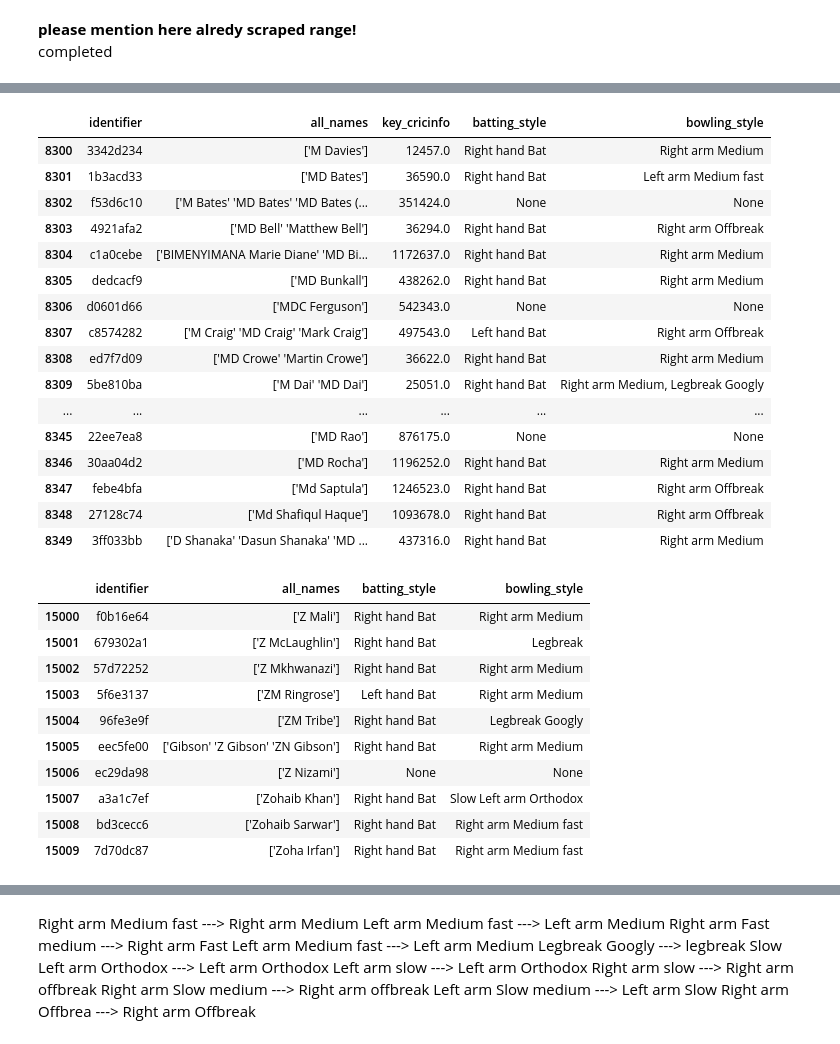
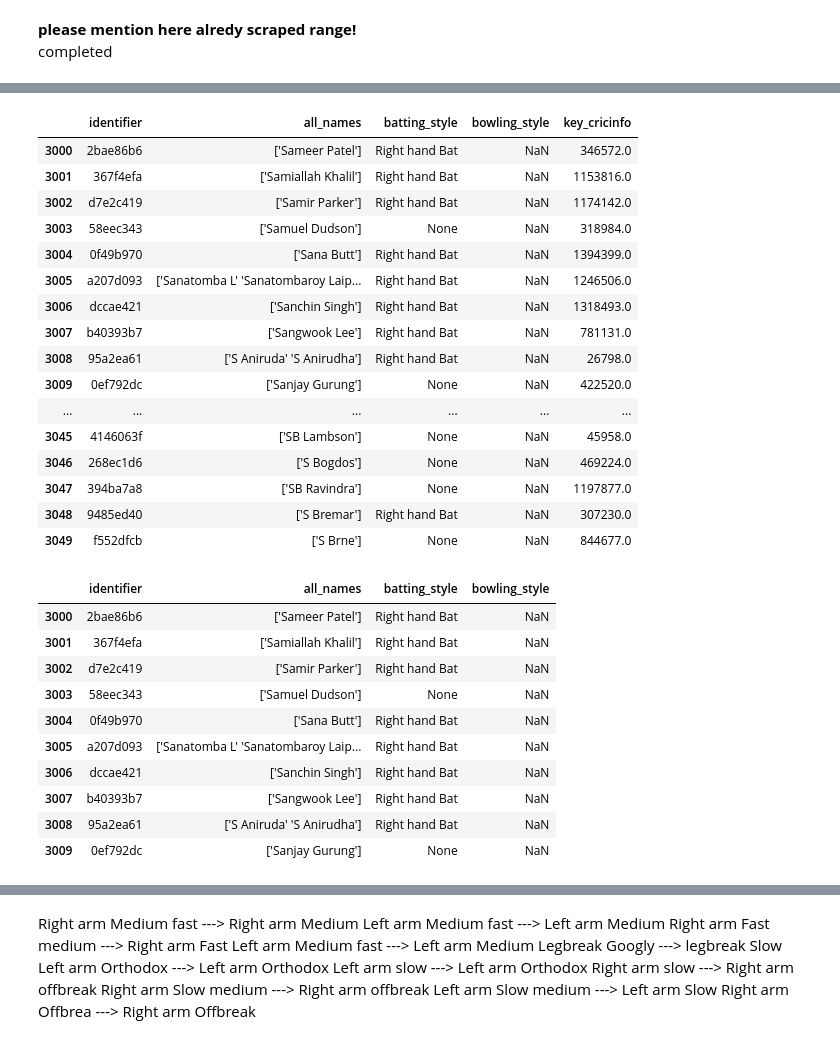
Before and after one commit to 19Kaumini/e19-co544-cricket-analytics-and-prediction, a Jupyter notebook: Scraper/scraper.ipynb, the cells around one changed output, grey strips where cells are left out. Drawn from its saved outputs; the diff is of its cells as text; code cells hidden in the pictures.

Commit message:
Update Player types

```diff
--- a/Scraper/scraper.ipynb
+++ b/Scraper/scraper.ipynb
@@ -259,14 +259,22 @@ class Player:
             response.raise_for_status()  # Raise exception for non-200 status codes
             self.soup = BeautifulSoup(response.content, 'html.parser')
 
+
         try:
             self.batting_style = self.soup.find(text="Batting Style").parent.parent.find_all("p")[1].text
+        except (AttributeError, TypeError):
+            self.batting_style = None
+
+        try:
             self.bowling_style = self.soup.find(text="Bowling Style").parent.parent.find_all("p")[1].text
         except (AttributeError, TypeError):
-            self.batting_style = None
             self.bowling_style = None
 # %%
 import pandas as pd
-df = pd.read_csv('supportive_csv_files/combined_names_with_id.csv')
+df = pd.read_csv('scraper_outputs/couldnt_find.csv')
+df2 = pd.read_csv('supportive_csv_files/combined_names_with_id.csv')
+
+df['key_cricinfo'] = df['identifier'].map(df2.set_index('identifier')['key_cricinfo'])
+
 df.head(20)
 # %% [output]
@@ -292,7 +300,7 @@ df.head(20)
 completed
 # %%
 # For each player in df, create a PlayerURL object and fetch player type and add to df as new columns
-df_with_types = df.iloc[8300:8400, ].copy()
+df_with_types = df.iloc[3000:3807, ].copy()
 
 # Using multithreading to speed up the process
 from concurrent.futures import ThreadPoolExecutor
@@ -314,23 +338,23 @@ No Valid URL Found for PlayerURL(key_cricinfo=914573.0, all_names=['Mehmood Khar
 # %%
 df_with_types.head(50)
 # %% [output]
-|  | identifier | all_names | key_cricinfo | batting_style | bowling_style |
-| 8300 | 3342d234 | ['M Davies'] | 12457.0 | Right hand Bat | Right arm Medium |
-| 8301 | 1b3acd33 | ['MD Bates'] | 36590.0 | Right hand Bat | Left arm Medium fast |
-| 8302 | f53d6c10 | ['M Bates' 'MD Bates' 'MD Bates (... | 351424.0 | None | None |
-| 8303 | 4921afa2 | ['MD Bell' 'Matthew Bell'] | 36294.0 | Right hand Bat | Right arm Offbreak |
-| 8304 | c1a0cebe | ['BIMENYIMANA Marie Diane' 'MD Bi... | 1172637.0 | Right hand Bat | Right arm Medium |
-| 8305 | dedcacf9 | ['MD Bunkall'] | 438262.0 | Right hand Bat | Right arm Medium |
-| 8306 | d0601d66 | ['MDC Ferguson'] | 542343.0 | None | None |
-| 8307 | c8574282 | ['M Craig' 'MD Craig' 'Mark Craig'] | 497543.0 | Left hand Bat | Right arm Offbreak |
-| 8308 | ed7f7d09 | ['MD Crowe' 'Martin Crowe'] | 36622.0 | Right hand Bat | Right arm Medium |
-| 8309 | 5be810ba | ['M Dai' 'MD Dai'] | 25051.0 | Right hand Bat | Right arm Medium, Legbreak Googly |
+|  | identifier | all_names | batting_style | bowling_style | key_cricinfo |
+| 3000 | 2bae86b6 | ['Sameer Patel'] | Right hand Bat | NaN | 346572.0 |
+| 3001 | 367f4efa | ['Samiallah Khalil'] | Right hand Bat | NaN | 1153816.0 |
+| 3002 | d7e2c419 | ['Samir Parker'] | Right hand Bat | NaN | 1174142.0 |
+| 3003 | 58eec343 | ['Samuel Dudson'] | None | NaN | 318984.0 |
+| 3004 | 0f49b970 | ['Sana Butt'] | Right hand Bat | NaN | 1394399.0 |
+| 3005 | a207d093 | ['Sanatomba L' 'Sanatombaroy Laip... | Right hand Bat | NaN | 1246506.0 |
+| 3006 | dccae421 | ['Sanchin Singh'] | Right hand Bat | NaN | 1318493.0 |
+| 3007 | b40393b7 | ['Sangwook Lee'] | Right hand Bat | NaN | 781131.0 |
+| 3008 | 95a2ea61 | ['S Aniruda' 'S Anirudha'] | Right hand Bat | NaN | 26798.0 |
+| 3009 | 0ef792dc | ['Sanjay Gurung'] | None | NaN | 422520.0 |
 | ... | ... | ... | ... | ... | ... |
-| 8345 | 22ee7ea8 | ['MD Rao'] | 876175.0 | None | None |
-| 8346 | 30aa04d2 | ['MD Rocha'] | 1196252.0 | Right hand Bat | Right arm Medium |
-| 8347 | febe4bfa | ['Md Saptula'] | 1246523.0 | Right hand Bat | Right arm Offbreak |
-| 8348 | 27128c74 | ['Md Shafiqul Haque'] | 1093678.0 | Right hand Bat | Right arm Offbreak |
-| 8349 | 3ff033bb | ['D Shanaka' 'Dasun Shanaka' 'MD ... | 437316.0 | Right hand Bat | Right arm Medium |
+| 3045 | 4146063f | ['SB Lambson'] | None | NaN | 45958.0 |
+| 3046 | 268ec1d6 | ['S Bogdos'] | None | NaN | 469224.0 |
+| 3047 | 394ba7a8 | ['SB Ravindra'] | None | NaN | 1197877.0 |
+| 3048 | 9485ed40 | ['S Bremar'] | Right hand Bat | NaN | 307230.0 |
+| 3049 | f552dfcb | ['S Brne'] | None | NaN | 844677.0 |
 # %%
 # import pandas as pd
 
@@ -344,29 +368,29 @@ df_with_types.head(50)
 # %%
 # Drop the 'key_cricinfo' column without affecting df_with_types
 new_data = df_with_types.drop(columns=['key_cricinfo'])
 
 # Filter the data
-couldnt_find = new_data[(new_data['batting_style'].isna()) | (new_data['bowling_style'].isna())]
+couldnt_find = new_data[(new_data['batting_style'].isna()) & (new_data['bowling_style'].isna())]
 player_type = new_data.drop(couldnt_find.index)
 
 
 # Append the data to the existing CSV files
 couldnt_find.to_csv('scraper_outputs/couldnt_find.csv', mode='a', header=False, index=False)
 player_type.to_csv('scraper_outputs/player_type.csv', mode='a', header=False, index=False)
 
 new_data.head(10)
 # %% [output]
 |  | identifier | all_names | batting_style | bowling_style |
-| 15000 | f0b16e64 | ['Z Mali'] | Right hand Bat | Right arm Medium |
-| 15001 | 679302a1 | ['Z McLaughlin'] | Right hand Bat | Legbreak |
-| 15002 | 57d72252 | ['Z Mkhwanazi'] | Right hand Bat | Right arm Medium |
-| 15003 | 5f6e3137 | ['ZM Ringrose'] | Left hand Bat | Right arm Medium |
-| 15004 | 96fe3e9f | ['ZM Tribe'] | Right hand Bat | Legbreak Googly |
-| 15005 | eec5fe00 | ['Gibson' 'Z Gibson' 'ZN Gibson'] | Right hand Bat | Right arm Medium |
-| 15006 | ec29da98 | ['Z Nizami'] | None | None |
-| 15007 | a3a1c7ef | ['Zohaib Khan'] | Right hand Bat | Slow Left arm Orthodox |
-| 15008 | bd3cecc6 | ['Zohaib Sarwar'] | Right hand Bat | Right arm Medium fast |
-| 15009 | 7d70dc87 | ['Zoha Irfan'] | Right hand Bat | Right arm Medium fast |
+| 3000 | 2bae86b6 | ['Sameer Patel'] | Right hand Bat | NaN |
+| 3001 | 367f4efa | ['Samiallah Khalil'] | Right hand Bat | NaN |
+| 3002 | d7e2c419 | ['Samir Parker'] | Right hand Bat | NaN |
+| 3003 | 58eec343 | ['Samuel Dudson'] | None | NaN |
+| 3004 | 0f49b970 | ['Sana Butt'] | Right hand Bat | NaN |
+| 3005 | a207d093 | ['Sanatomba L' 'Sanatombaroy Laip... | Right hand Bat | NaN |
+| 3006 | dccae421 | ['Sanchin Singh'] | Right hand Bat | NaN |
+| 3007 | b40393b7 | ['Sangwook Lee'] | Right hand Bat | NaN |
+| 3008 | 95a2ea61 | ['S Aniruda' 'S Anirudha'] | Right hand Bat | NaN |
+| 3009 | 0ef792dc | ['Sanjay Gurung'] | None | NaN |
 # %%
 # remove duplicates from csv
 
```
Also changed, not shown: parts of 4 cells of this notebook, 2 other files.
